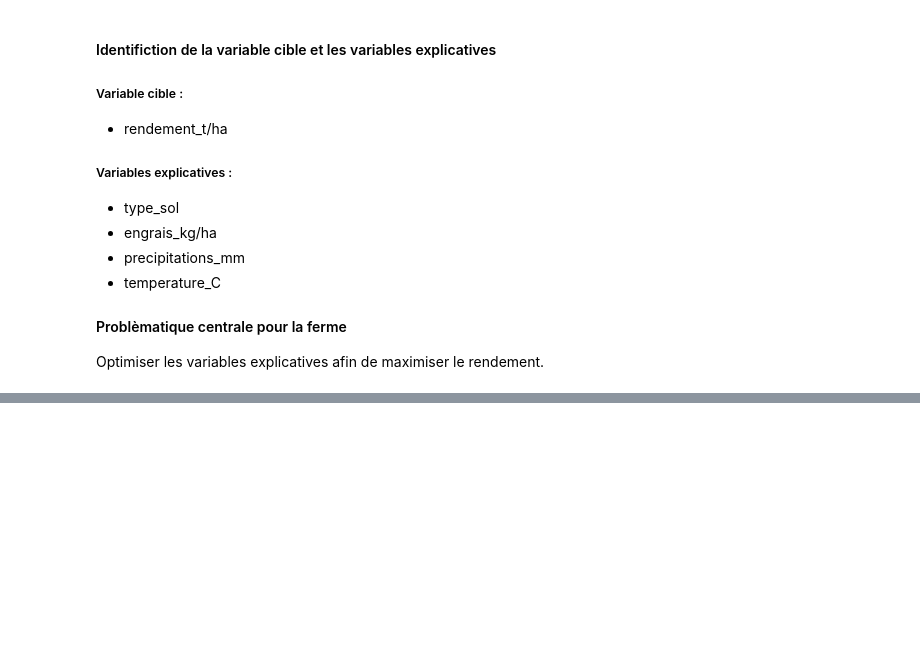
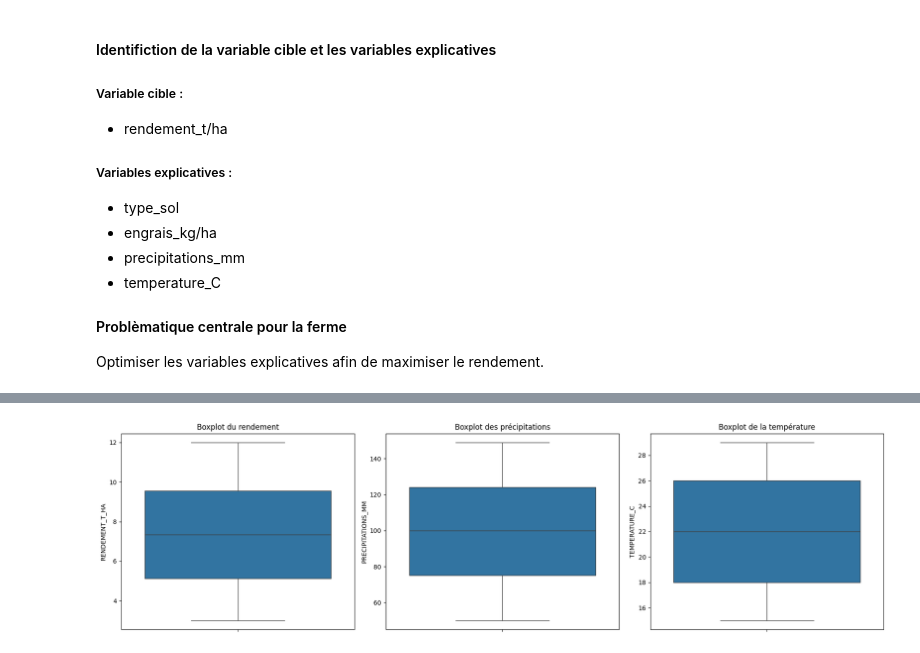
Before and after one commit to GowshiganS/DataScience-Projects, a Jupyter notebook: Projet_Ferme/Analyse_probleme_culture.ipynb, the cells around one changed output, grey strips where cells are left out. Saved outputs shown, nothing was run; the diff lists cells and outputs as text; code cells hidden in the pictures; blank space fills up the shorter version.

```diff
--- a/Projet_Ferme/Analyse_probleme_culture.ipynb
+++ b/Projet_Ferme/Analyse_probleme_culture.ipynb
@@ -28,0 +108,16 @@ Optimiser les variables explicatives afin de maximiser le rendement.
+# %%
+# Création des boxplots
+fig2, axes = plt.subplots(1, 3, figsize=(18, 5))
+sns.boxplot(y=df["RENDEMENT_T_HA"], ax=axes[0])
+axes[0].set_title("Boxplot du rendement")
+
+sns.boxplot(y=df["PRECIPITATIONS_MM"], ax=axes[1])
+axes[1].set_title("Boxplot des précipitations")
+
+sns.boxplot(y=df["TEMPERATURE_C"], ax=axes[2])
+axes[2].set_title("Boxplot de la température")
+
+plt.tight_layout()
+plt.show()
+# %% [output]
+[figure, added]
```
Also changed, not shown: parts of 14 cells of this notebook, 1 other file.
